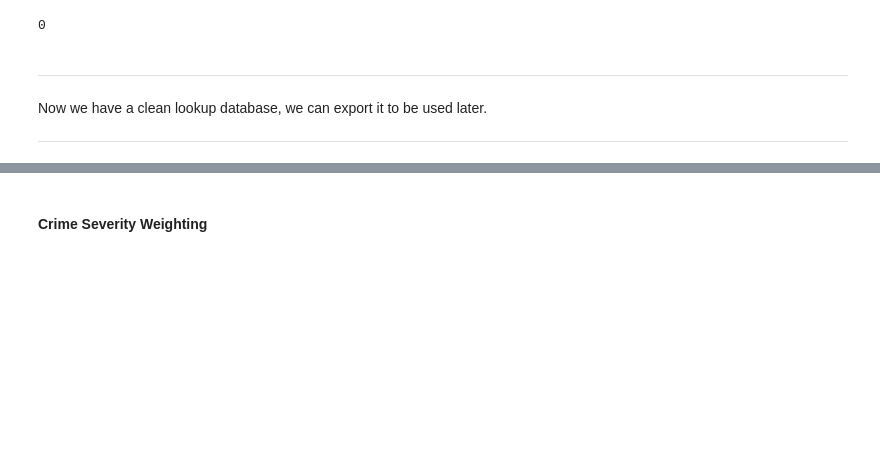
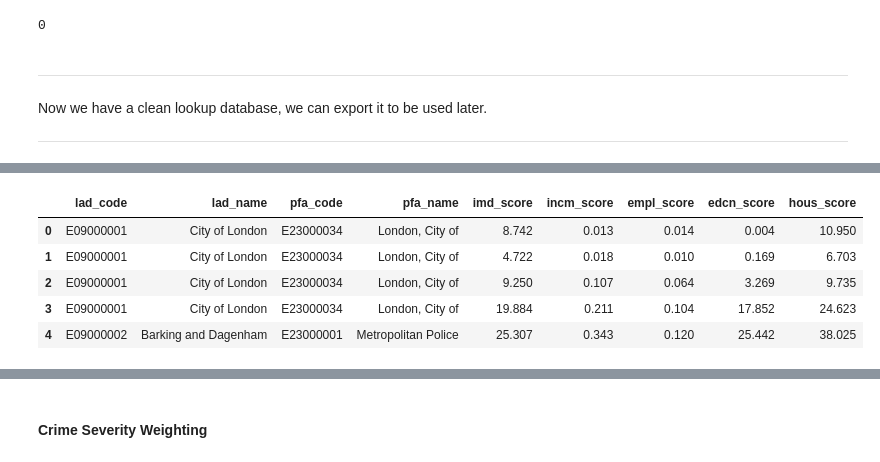
Before and after one commit to SamWilcock2468/Crime-Data-Analysis, a Jupyter notebook: Scripts/CrimeAnalysisPipeline.ipynb, the cells around one changed output, grey strips where cells are left out. Drawn from its saved outputs; the diff is of its cells as text; code cells hidden in the pictures; blank space fills up the shorter version.

```diff
--- a/Scripts/CrimeAnalysisPipeline.ipynb
+++ b/Scripts/CrimeAnalysisPipeline.ipynb
@@ -735,0 +818,22 @@ File successfully created: True
+# %%
+# Reorder columns
+cols = ['lad_code',
+    'lad_name',
+    'pfa_code',
+    'pfa_name',
+    'imd_score',
+    'incm_score',
+    'empl_score',
+    'edcn_score',
+    'hous_score']
+
+depr_final = depr_final[cols]
+
+depr_final.head()
+# %% [output]
+|  | lad_code | lad_name | pfa_code | pfa_name | imd_score | incm_score | empl_score | edcn_score | hous_score |
+| 0 | E09000001 | City of London | E23000034 | London, City of | 8.742 | 0.013 | 0.014 | 0.004 | 10.950 |
+| 1 | E09000001 | City of London | E23000034 | London, City of | 4.722 | 0.018 | 0.010 | 0.169 | 6.703 |
+| 2 | E09000001 | City of London | E23000034 | London, City of | 9.250 | 0.107 | 0.064 | 3.269 | 9.735 |
+| 3 | E09000001 | City of London | E23000034 | London, City of | 19.884 | 0.211 | 0.104 | 17.852 | 24.623 |
+| 4 | E09000002 | Barking and Dagenham | E23000001 | Metropolitan Police | 25.307 | 0.343 | 0.120 | 25.442 | 38.025 |
```
Also changed, not shown: parts of 18 cells of this notebook.
